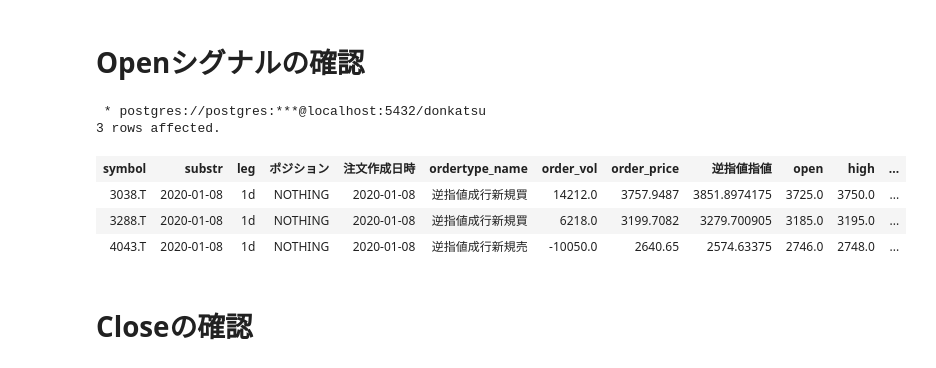
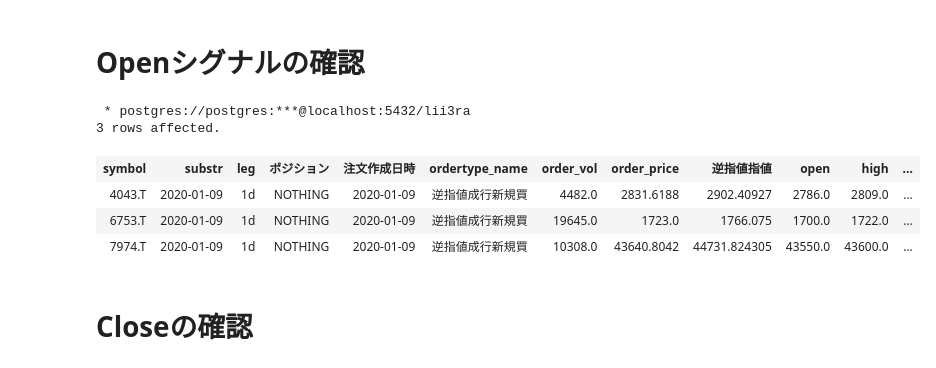
Before and after one commit to tranducquy/lii3ra, a Jupyter notebook: jupyter/swing_trading-20200109.ipynb, the cells around one changed output. Drawn from its saved outputs; the diff is of its cells as text; code cells hidden in the pictures.

```diff
--- a/jupyter/swing_trading-20200109.ipynb
+++ b/jupyter/swing_trading-20200109.ipynb
@@ -249,37 +251,38 @@ symbol
     when order_type in (2,4,6,8) then order_price - (order_price * {limit_ratio})
 end as 逆指値指値
 ,open
 ,high
 ,low
 ,close
 ,entry_strategy
 from backtest_history as bh
 inner join m_ordertype as mo
     on bh.order_type = mo.ordertype_id
 inner join m_positiontype as mp
     on bh.position = mp.positiontype_id
 where symbol in (
      '6753.T'
     ,'7717.T'
     ,'3038.T'
     ,'3288.T'
     ,'4043.T'
     ,'7974.T'
+    ,'1570.T'
     ,'^N225'
 )
 and position = 0
 and date(time) = '{last_date}'
 order by symbol
 """
 
 %sql $opensignal_query
 # %% [output]
- * postgres://postgres:***@localhost:5432/donkatsu
+ * postgres://postgres:***@localhost:5432/lii3ra
 3 rows affected.
 | symbol | substr | leg | ポジション | 注文作成日時 | ordertype_name | order_vol | order_price | 逆指値指値 | open | high | ... |
-| 3038.T | 2020-01-08 | 1d | NOTHING | 2020-01-08 | 逆指値成行新規買 | 14212.0 | 3757.9487 | 3851.8974175 | 3725.0 | 3750.0 | ... |
-| 3288.T | 2020-01-08 | 1d | NOTHING | 2020-01-08 | 逆指値成行新規買 | 6218.0 | 3199.7082 | 3279.700905 | 3185.0 | 3195.0 | ... |
-| 4043.T | 2020-01-08 | 1d | NOTHING | 2020-01-08 | 逆指値成行新規売 | -10050.0 | 2640.65 | 2574.63375 | 2746.0 | 2748.0 | ... |
+| 4043.T | 2020-01-09 | 1d | NOTHING | 2020-01-09 | 逆指値成行新規買 | 4482.0 | 2831.6188 | 2902.40927 | 2786.0 | 2809.0 | ... |
+| 6753.T | 2020-01-09 | 1d | NOTHING | 2020-01-09 | 逆指値成行新規買 | 19645.0 | 1723.0 | 1766.075 | 1700.0 | 1722.0 | ... |
+| 7974.T | 2020-01-09 | 1d | NOTHING | 2020-01-09 | 逆指値成行新規買 | 10308.0 | 43640.8042 | 44731.824305 | 43550.0 | 43600.0 | ... |
 # %% [markdown]
 # Closeの確認
 # %%
```
Also changed, not shown: parts of 16 cells of this notebook, 1 other file.
